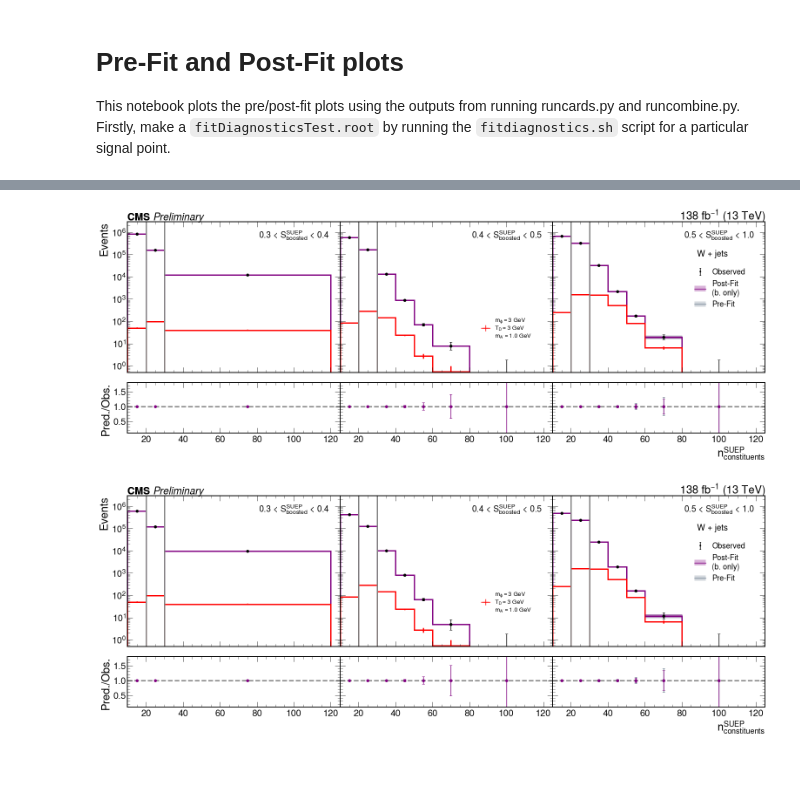
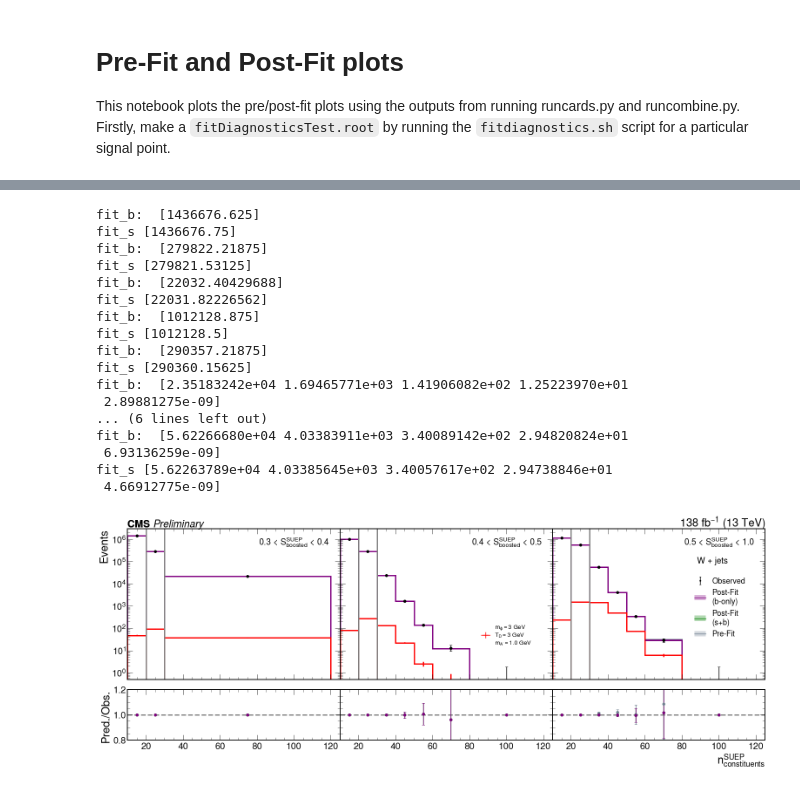
Before and after one commit to SUEPPhysics/SUEPLimits, a Jupyter notebook: notebook_tools/wh_prefit_postfit.ipynb, the cells around one changed output, grey strips where cells are left out. Saved outputs shown, nothing was run; the diff lists cells and outputs as text; code cells hidden in the pictures.

```diff
--- a/notebook_tools/wh_prefit_postfit.ipynb
+++ b/notebook_tools/wh_prefit_postfit.ipynb
@@ -25,9 +25,9 @@ plt.style.use(hep.style.CMS)
 hep.style.use("CMS")
 # %%
 AN_label = "/home/submit/"+os.environ['USER']+"/SUEP/AN-23-183/images/{}.pdf"
-save_to_AN = False
+save_to_AN = True
 # %%
-filename = "../cards/WH_12_31_byLepton/cards-SUEP_mS125.000_mPhi3.000_T3.000_modegeneric/fitDiagnosticsTest.root"  # replace with your actual ROOT file path
+filename = "../cards/WH_1_25/cards-SUEP_mS125.000_mPhi4.000_T4.000_modegeneric/fitDiagnosticsTest.root"  # replace with your actual ROOT file path
 file = uproot.open(filename)
 # %%
 def compute_poisson_interval(values, confidence=0.6827):
@@ -401,6 +734,6 @@ payload_err
 # %%
-WJHS_plot_objs = create_plot_objects(payload['WJHS'], payload_err['WJHS'], lepton='mu')
-WJHSfig, WJHSaxs, WJHSaxrs = make_postfit(WJHS_plot_objs, region='WJHS', signals=[(3, 3, 'generic')])
+WJHS_plot_objs = create_plot_objects(payload['WJHS'], payload_err['WJHS'])
+WJHSfig, WJHSaxs, WJHSaxrs = make_postfit(WJHS_plot_objs, region='WJHS', signals=[(3, 3, 'generic')], fit_x='fit_s')
 WJHSaxs[2].text(0.68, 0.77, 'W + jets',
             fontsize=20, transform=WJHSaxs[2].transAxes)
 cms = WJHSaxs[0].text(
@@ -417,23 +750,23 @@ simulation = WJHSaxs[0].text(
 )
 if save_to_AN: WJHSfig.savefig(AN_label.format('prepostfit'))
 
-WJHS_plot_objs = create_plot_objects(payload['WJHS'], payload_err['WJHS'], lepton='e')
-WJHSfig, WJHSaxs, WJHSaxrs = make_postfit(WJHS_plot_objs, region='WJHS', signals=[(3, 3, 'generic')])
-WJHSaxs[2].text(0.68, 0.77, 'W + jets',
-            fontsize=20, transform=WJHSaxs[2].transAxes)
-cms = WJHSaxs[0].text(
-    0.0, 1.01, u"CMS ",
-    fontsize=24, fontweight='bold',
-    transform=WJHSaxs[0].transAxes,
-    horizontalalignment='left'
-)
-simulation = WJHSaxs[0].text(
-    0.12, 1.01, u"Preliminary",
-    fontsize=24, fontstyle='italic',
-    transform=WJHSaxs[0].transAxes,
-    horizontalalignment='left'
-)
-if save_to_AN: WJHSfig.savefig(AN_label.format('prepostfit'))
+# WJHS_plot_objs = create_plot_objects(payload['WJHS'], payload_err['WJHS'], lepton='e')
+# WJHSfig, WJHSaxs, WJHSaxrs = make_postfit(WJHS_plot_objs, region='WJHS', signals=[(3, 3, 'generic')])
+# WJHSaxs[2].text(0.68, 0.77, 'W + jets',
+#             fontsize=20, transform=WJHSaxs[2].transAxes)
+# cms = WJHSaxs[0].text(
+#     0.0, 1.01, u"CMS ",
+#     fontsize=24, fontweight='bold',
+#     transform=WJHSaxs[0].transAxes,
+#     horizontalalignment='left'
+# )
+# simulation = WJHSaxs[0].text(
+#     0.12, 1.01, u"Preliminary",
+#     fontsize=24, fontstyle='italic',
+#     transform=WJHSaxs[0].transAxes,
+#     horizontalalignment='left'
+# )
+# if save_to_AN: WJHSfig.savefig(AN_label.format('prepostfit'))
 
 # WJLS_plot_objs = create_plot_objects(payload['WJLS'], payload_err['WJLS'])
 # WJLSfig, WJLSaxs, WJLSaxrs = make_postfit(WJLS_plot_objs, region='WJLS')
@@ -450,32 +783,48 @@ if save_to_AN: WJHSfig.savefig(AN_label.format('prepostfit'))
 # GJLSaxs[2].text(0.68, 0.77, '$\gamma$ + jets',
 #             fontsize=20, transform=GJLSaxs[2].transAxes)
 # cms = GJLSaxs[0].text(
 #     0.0, 1.01, u"CMS ",
 #     fontsize=24, fontweight='bold',
 #     transform=GJLSaxs[0].transAxes,
 #     horizontalalignment='left'
 # )
 # GJHS_plot_objs = create_plot_objects(payload['GJHS'], payload_err['GJHS'])
 # GJHSfig, GJHSaxs, GJHSaxrs = make_postfit(
 #     GJHS_plot_objs, region='GJHS',
 #     signals=[(2, 2, 'generic'), (4, 4, 'generic'), (8, 8, 'generic')]
 # )
 # GJHSaxs[2].text(0.68, 0.77, '$\gamma$ + jets',
 #             fontsize=20, transform=GJHSaxs[2].transAxes)
 # cms = GJHSaxs[0].text(
 #     0.0, 1.01, u"CMS ",
 #     fontsize=24, fontweight='bold',
 #     transform=GJHSaxs[0].transAxes,
 #     horizontalalignment='left'
 # )
 # _ = GJHSaxs[0].set_ylim(5e-1, 1e8)
 # _ = GJHSaxs[1].set_ylim(5e-1, 1e8)
 # _ = GJHSaxs[2].set_ylim(5e-1, 1e8)
 # _ = GJHSaxrs[0].set_ylim(0.5, 1.3)
 # _ = GJHSaxrs[1].set_ylim(0.5, 1.3)
 # _ = GJHSaxrs[2].set_ylim(0.5, 1.3)
 
 # if save_to_AN: GJHSfig.savefig(AN_label.format('VRGJ_prepostfit'))
 # %% [output]
+fit_b:  [1436676.625]
+fit_s [1436676.75]
+fit_b:  [279822.21875]
+fit_s [279821.53125]
+fit_b:  [22032.40429688]
+fit_s [22031.82226562]
+fit_b:  [1012128.875]
+fit_s [1012128.5]
+fit_b:  [290357.21875]
+fit_s [290360.15625]
+fit_b:  [2.35183242e+04 1.69465771e+03 1.41906082e+02 1.25223970e+01
+ 2.89881275e-09]
+... (6 lines left out)
+fit_b:  [5.62266680e+04 4.03383911e+03 3.40089142e+02 2.94820824e+01
+ 6.93136259e-09]
+fit_s [5.62263789e+04 4.03385645e+03 3.40057617e+02 2.94738846e+01
+ 4.66912775e-09]
-[figure, old version]
+[figure, new version]
-[figure, removed]
```
Also changed, not shown: parts of 3 cells of this notebook, 4 other files.
